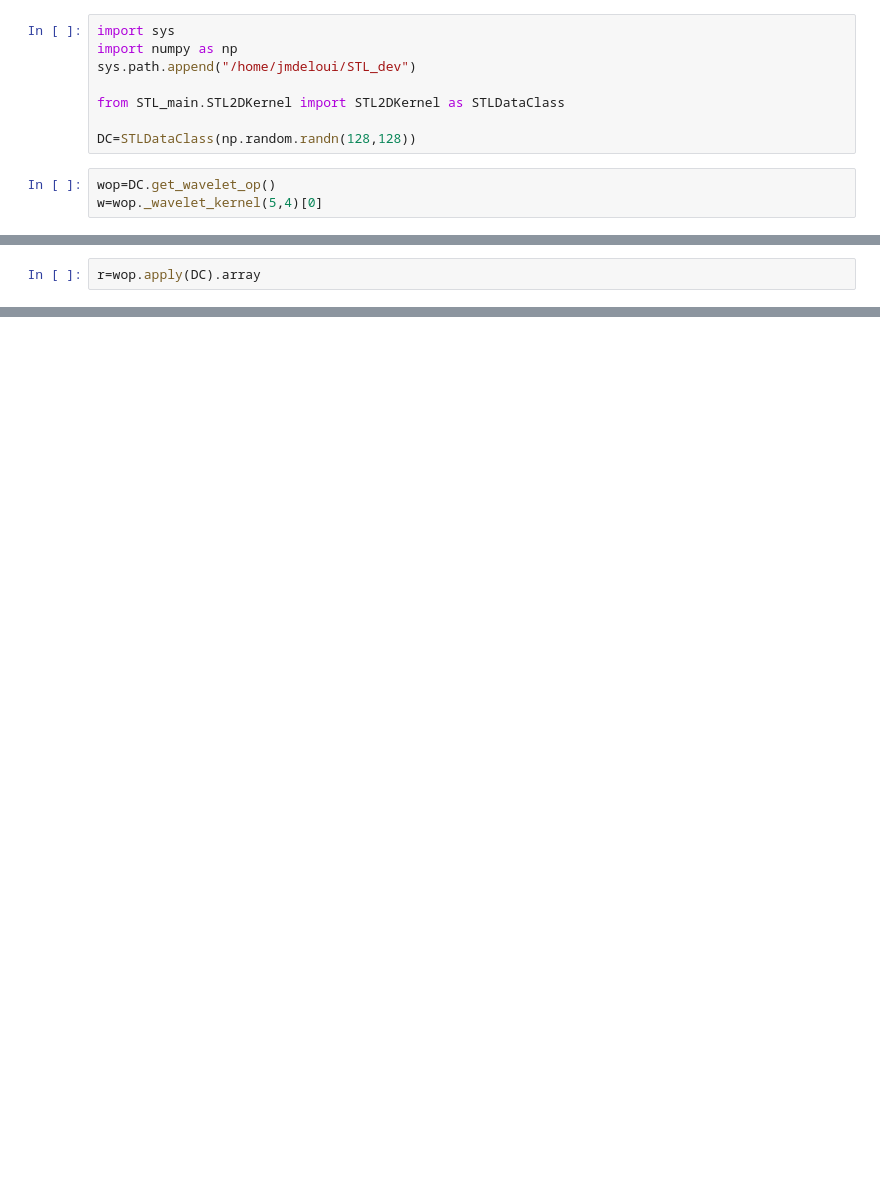
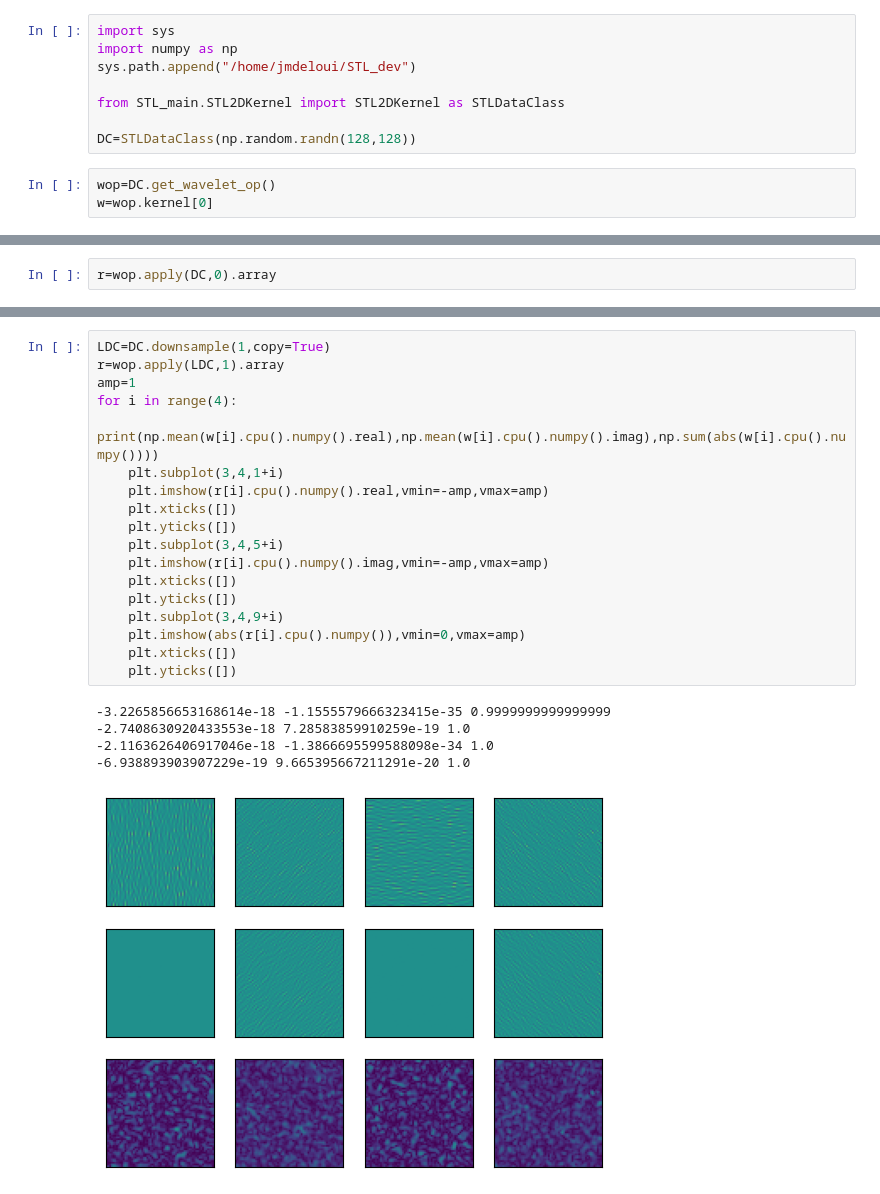
Before and after one commit to Eralys/STL_dev, a Jupyter notebook: STL_main/Planar2Dtest/unit_test.ipynb, the cells around one changed output, grey strips where cells are left out. Drawn from its saved outputs; the diff is of its cells as text; blank space fills up the shorter version.

Commit message:
2D kernel tested without smoothing oin dowgrading

```diff
--- a/STL_main/Planar2Dtest/unit_test.ipynb
+++ b/STL_main/Planar2Dtest/unit_test.ipynb
@@ -8,4 +8,4 @@ from STL_main.STL2DKernel import STL2DKernel as STLDataClass
 DC=STLDataClass(np.random.randn(128,128))
 # %%
 wop=DC.get_wavelet_op()
-w=wop._wavelet_kernel(5,4)[0]
+w=wop.kernel[0]
@@ -31,5 +35,5 @@ for i in range(4):
 # %%
-r=wop.apply(DC).array
+r=wop.apply(DC,0).array
 # %%
 for i in range(4):
     print(np.mean(w[i].cpu().numpy().real),np.mean(w[i].cpu().numpy().imag),np.sum(abs(w[i].cpu().numpy())))
@@ -47,0 +58,24 @@ for i in range(4):
+# %%
+LDC=DC.downsample(1,copy=True)
+r=wop.apply(LDC,1).array
+amp=1
+for i in range(4):
+    print(np.mean(w[i].cpu().numpy().real),np.mean(w[i].cpu().numpy().imag),np.sum(abs(w[i].cpu().numpy())))
+    plt.subplot(3,4,1+i)
+    plt.imshow(r[i].cpu().numpy().real,vmin=-amp,vmax=amp)
+    plt.xticks([])
+    plt.yticks([])
+    plt.subplot(3,4,5+i)
+    plt.imshow(r[i].cpu().numpy().imag,vmin=-amp,vmax=amp)
+    plt.xticks([])
+    plt.yticks([])
+    plt.subplot(3,4,9+i)
+    plt.imshow(abs(r[i].cpu().numpy()),vmin=0,vmax=amp)
+    plt.xticks([])
+    plt.yticks([])
+# %% [output]
+-3.2265856653168614e-18 -1.1555579666323415e-35 0.9999999999999999
+-2.7408630920433553e-18 7.28583859910259e-19 1.0
+-2.1163626406917046e-18 -1.3866695599588098e-34 1.0
+-6.938893903907229e-19 9.665395667211291e-20 1.0
+[figure, added]
```
Also changed, not shown: parts of 4 cells of this notebook, 1 other file.
